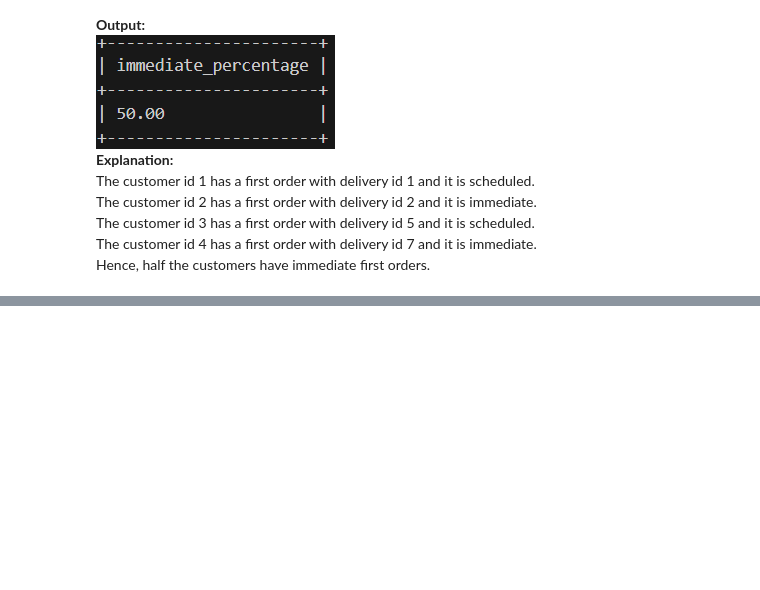
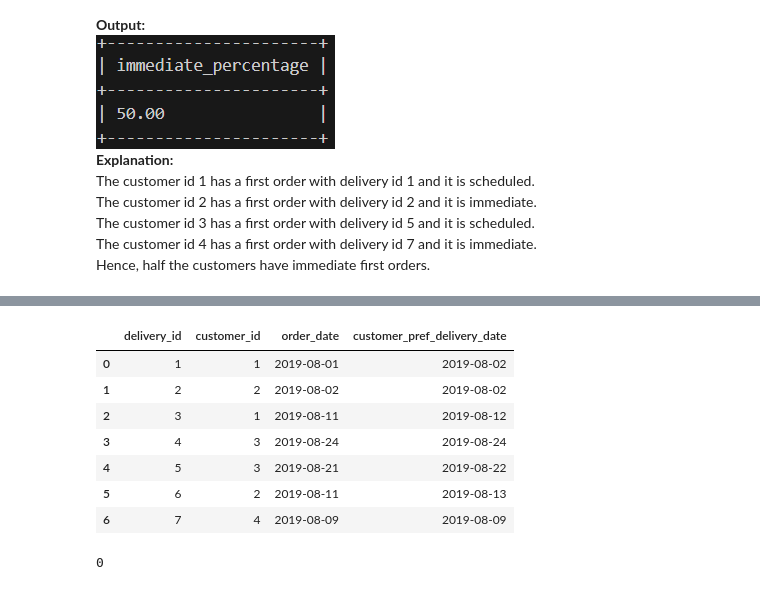
Before and after one commit to Skronski/LeetCode, a Jupyter notebook: 1174_immediate_food_delivery_II.ipynb, the cells around one changed output, grey strips where cells are left out. Cells and saved outputs as stored; diff of their text form; code cells hidden in the pictures; blank space fills up the shorter version.

Commit message:
testing data frame added

```diff
--- a/1174_immediate_food_delivery_II.ipynb
+++ b/1174_immediate_food_delivery_II.ipynb
@@ -38,0 +52,22 @@ Hence, half the customers have immediate first orders.
+# %%
+delivery_id = [1,2,3,4,5,6,7]
+customer_id = [1,2,1,3,3,2,4]
+order_date = ['2019-08-01', '2019-08-02', '2019-08-11', '2019-08-24', '2019-08-21', '2019-08-11', '2019-08-09']
+customer_pref_delivery_date = ['2019-08-02', '2019-08-02', '2019-08-12', '2019-08-24', '2019-08-22', '2019-08-13', '2019-08-09']
+delivery = pd.DataFrame({'delivery_id': delivery_id,'customer_id': customer_id, 'order_date': order_date, 'customer_pref_delivery_date':customer_pref_delivery_date})
+delivery['order_date'] = pd.to_datetime(delivery['order_date'], format="%Y-%m-%d")
+delivery['customer_pref_delivery_date'] = pd.to_datetime(delivery['customer_pref_delivery_date'], format="%Y-%m-%d")
+delivery
+# %% [output]
+|  | delivery_id | customer_id | order_date | customer_pref_delivery_date |
+| 0 | 1 | 1 | 2019-08-01 | 2019-08-02 |
+| 1 | 2 | 2 | 2019-08-02 | 2019-08-02 |
+| 2 | 3 | 1 | 2019-08-11 | 2019-08-12 |
+| 3 | 4 | 3 | 2019-08-24 | 2019-08-24 |
+| 4 | 5 | 3 | 2019-08-21 | 2019-08-22 |
+| 5 | 6 | 2 | 2019-08-11 | 2019-08-13 |
+| 6 | 7 | 4 | 2019-08-09 | 2019-08-09 |
+# %%
+immediate_food_delivery(delivery)
+# %% [output]
+0
```
Also changed, not shown: parts of 1 cell of this notebook.
